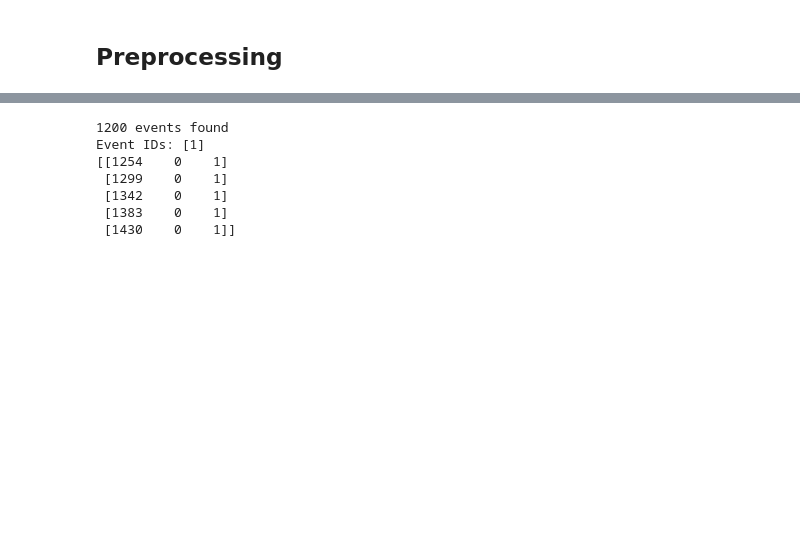
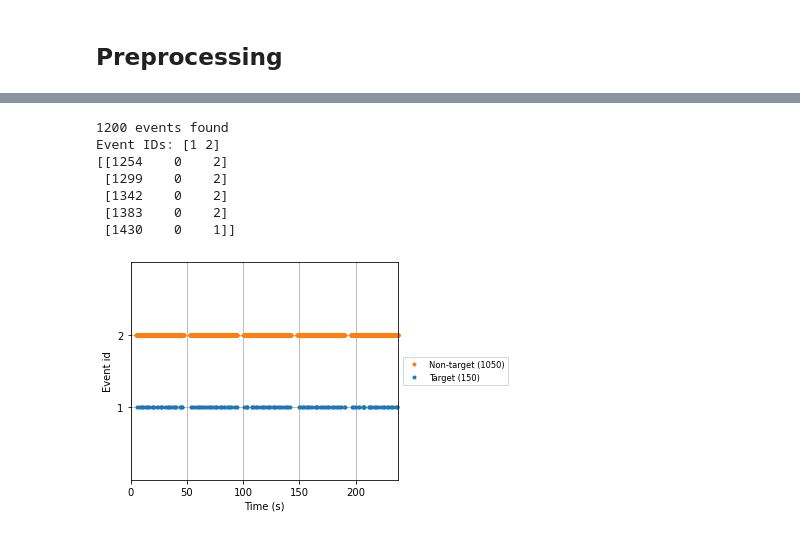
Before and after one commit to esbenkc/P300-Tweaks, a Jupyter notebook: src/mne/mne-viz.ipynb, the cells around one changed output, grey strips where cells are left out. Saved outputs shown, nothing was run; the diff lists cells and outputs as text; code cells hidden in the pictures; blank space fills up the shorter version.

```diff
--- a/src/mne/mne-viz.ipynb
+++ b/src/mne/mne-viz.ipynb
@@ -105,11 +78,16 @@ _=raw.plot(start=32, duration=2, scalings="auto")
 # %%
 events = mne.find_events(raw)
 print(events[:5])
+event_dict = {'Non-target': 2, 'Target': 1}
 # %% [output]
 1200 events found
-Event IDs: [1]
-[[1254    0    1]
- [1299    0    1]
- [1342    0    1]
- [1383    0    1]
+Event IDs: [1 2]
+[[1254    0    2]
+ [1299    0    2]
+ [1342    0    2]
+ [1383    0    2]
  [1430    0    1]]
+# %%
+_=mne.viz.plot_events(events, event_id=event_dict, sfreq=raw.info['sfreq'], first_samp=raw.first_samp)
+# %% [output]
+[figure, added]
```
Also changed, not shown: parts of 18 cells of this notebook, 6 other files.
